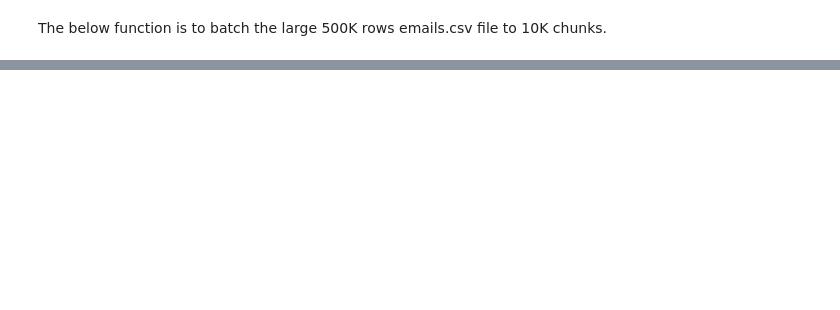
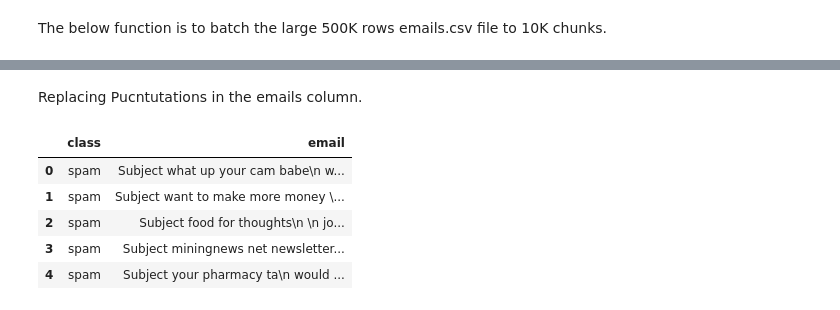
Before and after one commit to SurejSajeev/ML_Projects, a Jupyter notebook: spam_email_classifier/spam_or_ham.ipynb, the cells around one changed output, grey strips where cells are left out. Saved outputs shown, nothing was run; the diff lists cells and outputs as text; code cells hidden in the pictures; blank space fills up the shorter version.

```diff
--- a/spam_email_classifier/spam_or_ham.ipynb
+++ b/spam_email_classifier/spam_or_ham.ipynb
@@ -29,0 +116,12 @@ for  batch in get_data_chunk('data/emails.csv', 1000, 42):
+# %% [markdown]
+Replacing Pucntutations in the emails column.
+# %%
+email_df['email'] = email_df['email'].str.replace(r'[^\w\s]', '', regex=True)
+email_df.head()
+# %% [output]
+|  | class | email |
+| 0 | spam | Subject what up your cam babe\n w... |
+| 1 | spam | Subject want to make more money \... |
+| 2 | spam | Subject food for thoughts\n \n jo... |
+| 3 | spam | Subject miningnews net newsletter... |
+| 4 | spam | Subject your pharmacy ta\n would ... |
```
Also changed, not shown: parts of 18 cells of this notebook.
